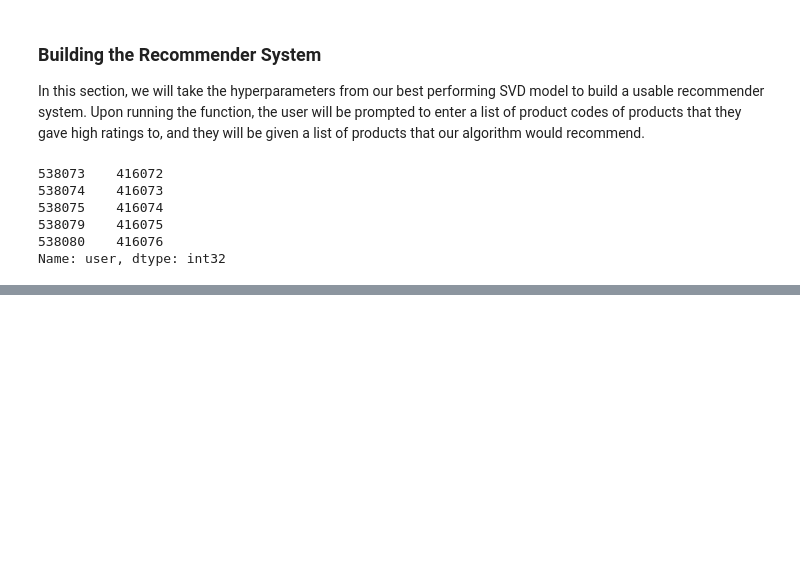
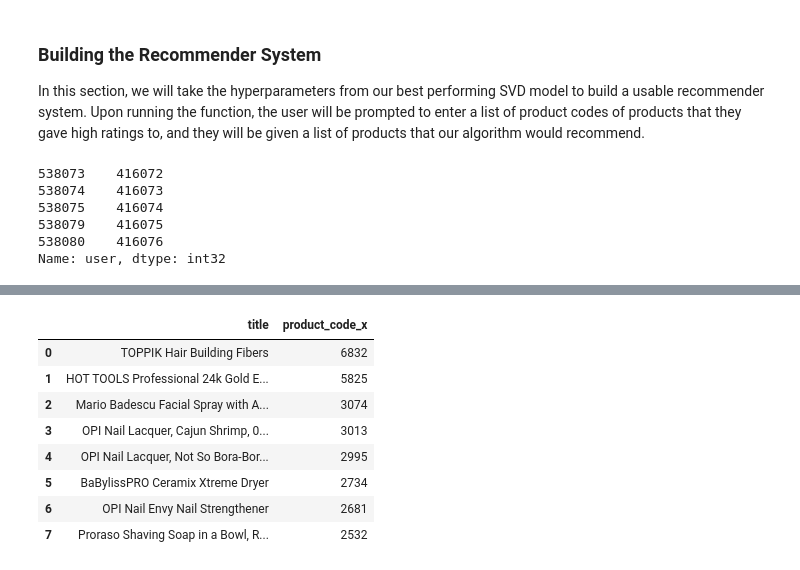
Before and after one commit to ds-leehanjin/amazon-recommender-system, a Jupyter notebook: notebook.ipynb, the cells around one changed output, grey strips where cells are left out. Saved outputs shown, nothing was run; the diff lists cells and outputs as text; code cells hidden in the pictures; blank space fills up the shorter version.

```diff
--- a/notebook.ipynb
+++ b/notebook.ipynb
@@ -978,0 +1011,15 @@ new_df.set_index('product_code')
+# %%
+# Limit title length to 45 characters
+new_df.index = new_df.index.str[:45]
+new_df = new_df.reset_index()
+new_df
+# %% [output]
+|  | title | product_code_x |
+| 0 | TOPPIK Hair Building Fibers | 6832 |
+| 1 | HOT TOOLS Professional 24k Gold E... | 5825 |
+| 2 | Mario Badescu Facial Spray with A... | 3074 |
+| 3 | OPI Nail Lacquer, Cajun Shrimp, 0... | 3013 |
+| 4 | OPI Nail Lacquer, Not So Bora-Bor... | 2995 |
+| 5 | BaBylissPRO Ceramix Xtreme Dryer | 2734 |
+| 6 | OPI Nail Envy Nail Strengthener | 2681 |
+| 7 | Proraso Shaving Soap in a Bowl, R... | 2532 |
```
Also changed, not shown: parts of 29 cells of this notebook, 1 other file.
